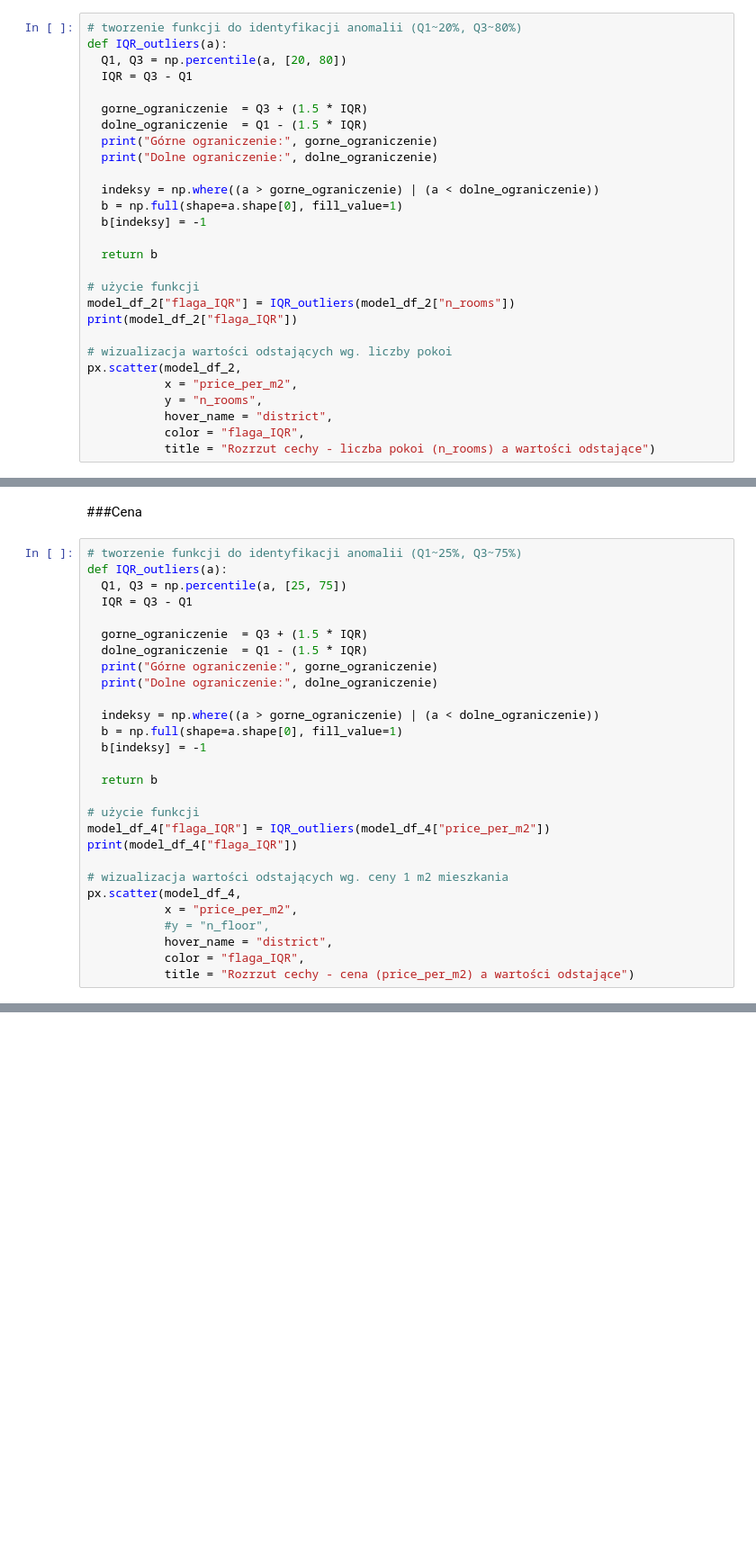
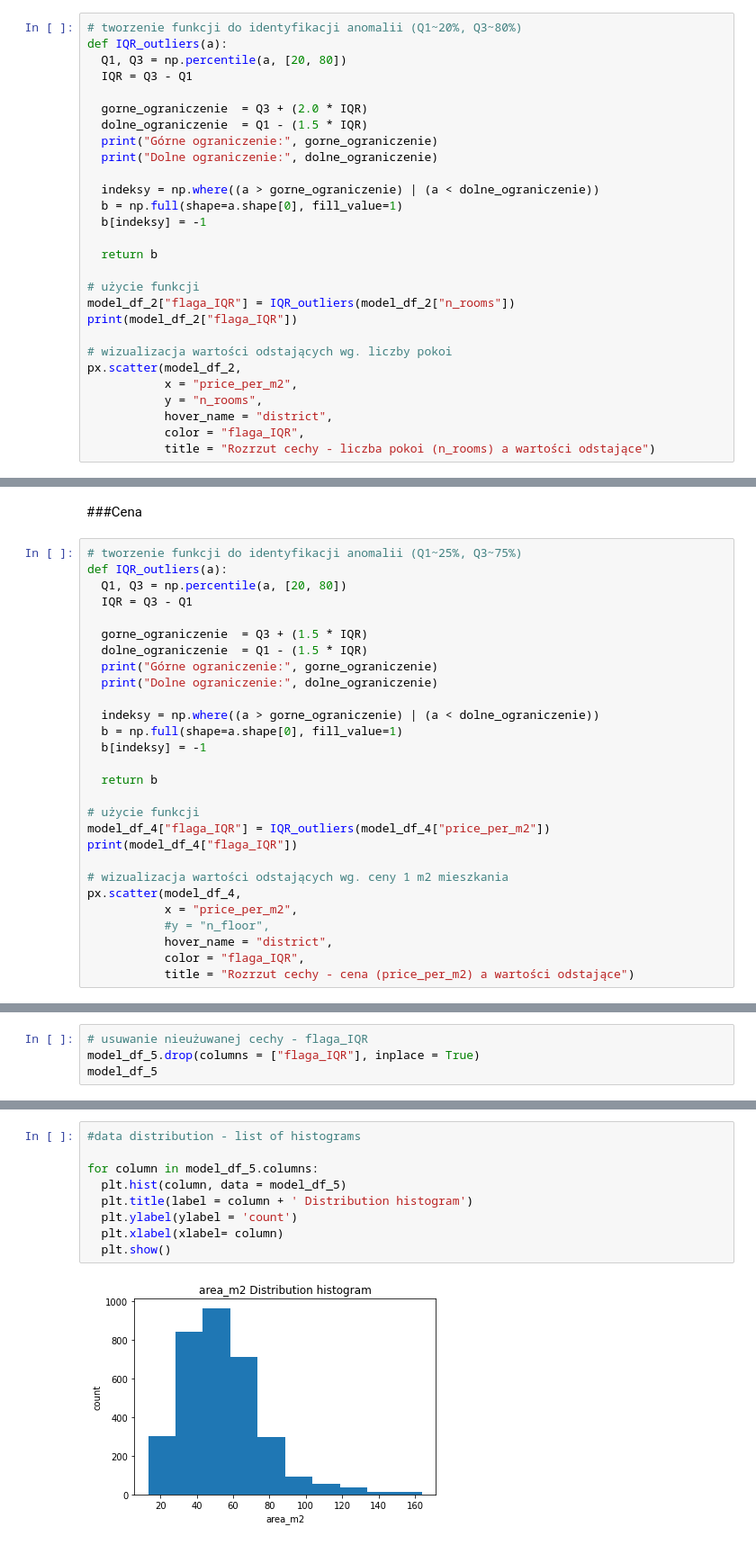
Before and after one commit to kwojtylko/flat_price_estimator, a Jupyter notebook: 3_model_preparation.ipynb, the cells around one changed output, grey strips where cells are left out. Shown at 90% size. Cells and saved outputs as stored; diff of their text form; blank space fills up the shorter version.

Commit message:
added histograms

```diff
--- a/3_model_preparation.ipynb
+++ b/3_model_preparation.ipynb
@@ -221,7 +221,7 @@ def IQR_outliers(a):
   Q1, Q3 = np.percentile(a, [20, 80])
   IQR = Q3 - Q1
 
-  gorne_ograniczenie  = Q3 + (1.5 * IQR)
+  gorne_ograniczenie  = Q3 + (2.0 * IQR)
   dolne_ograniczenie  = Q1 - (1.5 * IQR)
   print("Górne ograniczenie:", gorne_ograniczenie)
   print("Dolne ograniczenie:", dolne_ograniczenie)
@@ -330,7 +330,7 @@ model_df_4.shape
 # %%
 # tworzenie funkcji do identyfikacji anomalii (Q1~25%, Q3~75%)
 def IQR_outliers(a):
-  Q1, Q3 = np.percentile(a, [25, 75])
+  Q1, Q3 = np.percentile(a, [20, 80])
   IQR = Q3 - Q1
 
   gorne_ograniczenie  = Q3 + (1.5 * IQR)
@@ -388,0 +389,4 @@ print("% usuniętych obserwacji odstających: ", ((model_df.shape[0]-model_df_5.
+# %%
+# usuwanie nieużuwanej cechy - flaga_IQR
+model_df_5.drop(columns = ["flaga_IQR"], inplace = True)
+model_df_5
@@ -388,0 +410,11 @@ print("% usuniętych obserwacji odstających: ", ((model_df.shape[0]-model_df_5.
+# %%
+#data distribution - list of histograms
+
+for column in model_df_5.columns:
+  plt.hist(column, data = model_df_5)
+  plt.title(label = column + ' Distribution histogram')
+  plt.ylabel(ylabel = 'count')
+  plt.xlabel(xlabel= column)
+  plt.show()
+# %% [output]
+[figure, added]
```
Also changed, not shown: parts of 13 cells of this notebook.
